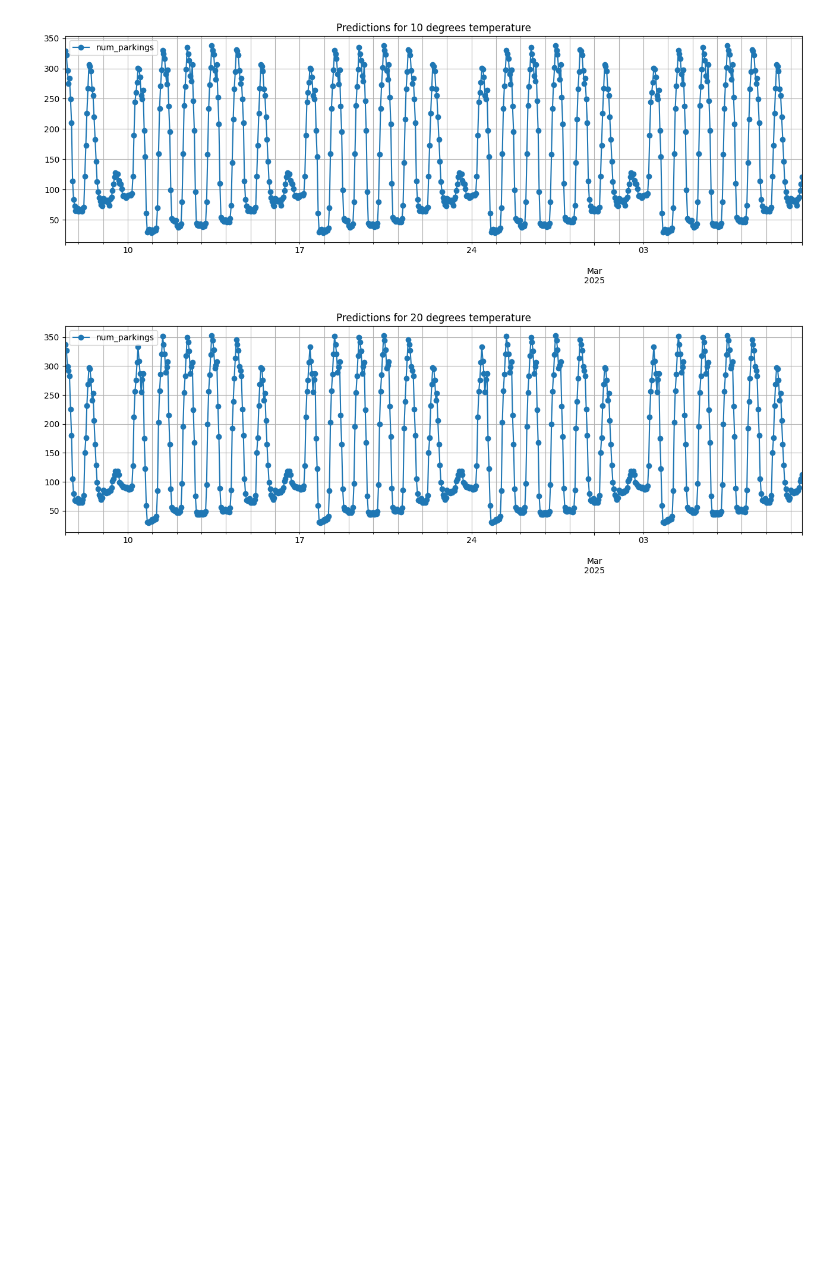
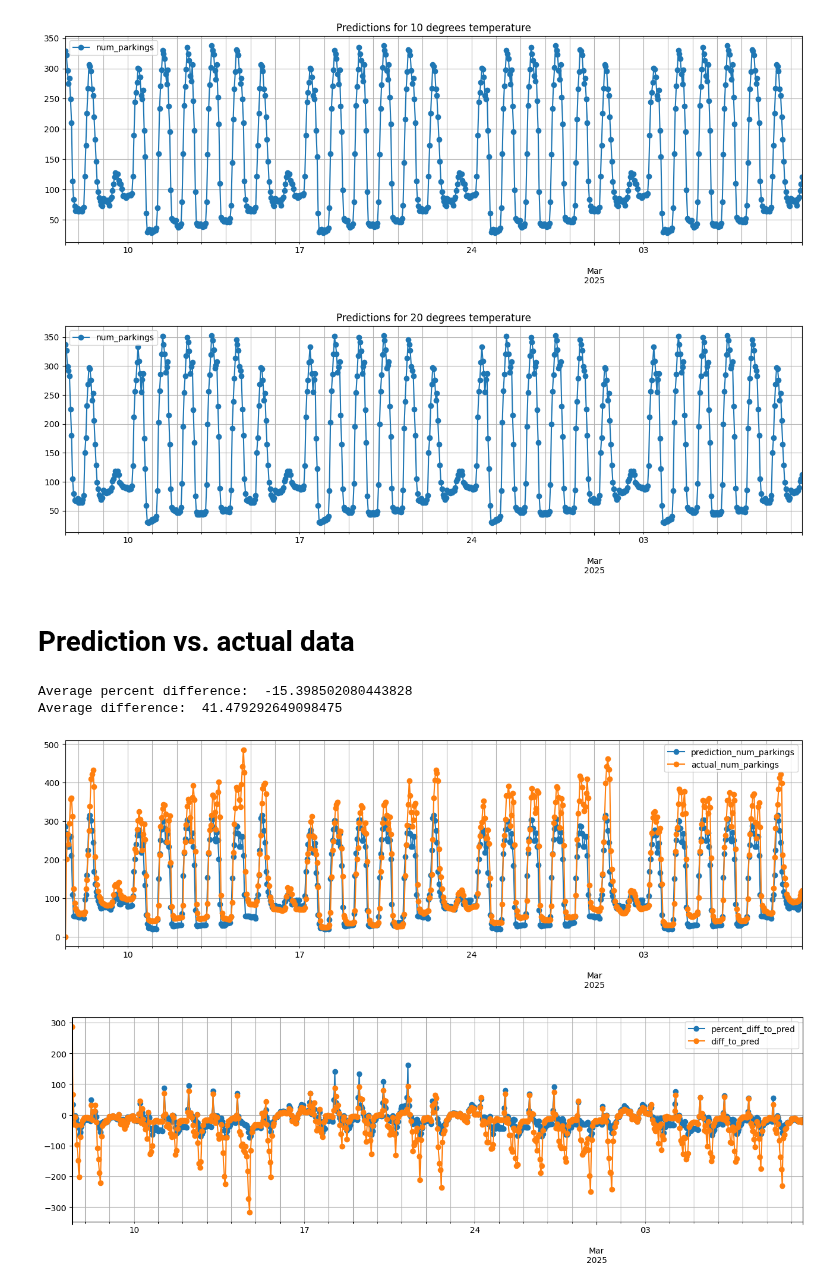
Before and after one commit to City-of-Turku/parkings-weather-correlation, a Jupyter notebook: scikit/mlp_regressor_zone1.ipynb, the cells around one changed output. Cells and saved outputs as stored; diff of their text form; code cells hidden in the pictures; blank space fills up the shorter version.

Commit message:
Compare actual with prediction

```diff
--- a/scikit/mlp_regressor_zone1.ipynb
+++ b/scikit/mlp_regressor_zone1.ipynb
@@ -194,3 +196,14 @@ draw_results(results)
 [figure]
 [figure]
 [figure]
+# %% [markdown]
+# Prediction vs. actual data
+# %%
+df_prediction = results[BASE][0]
+df_hourly_actual =get_actual_hourly_parkings(df_prediction, zone=1)
+compare_prediction_with_actual(df_prediction, df_hourly_actual)
+# %% [output]
+Average percent difference:  -15.398502080443828
+Average difference:  41.479292649098475
+[figure, added]
+[figure, added]
```
Also changed, not shown: parts of 1 cell of this notebook.
